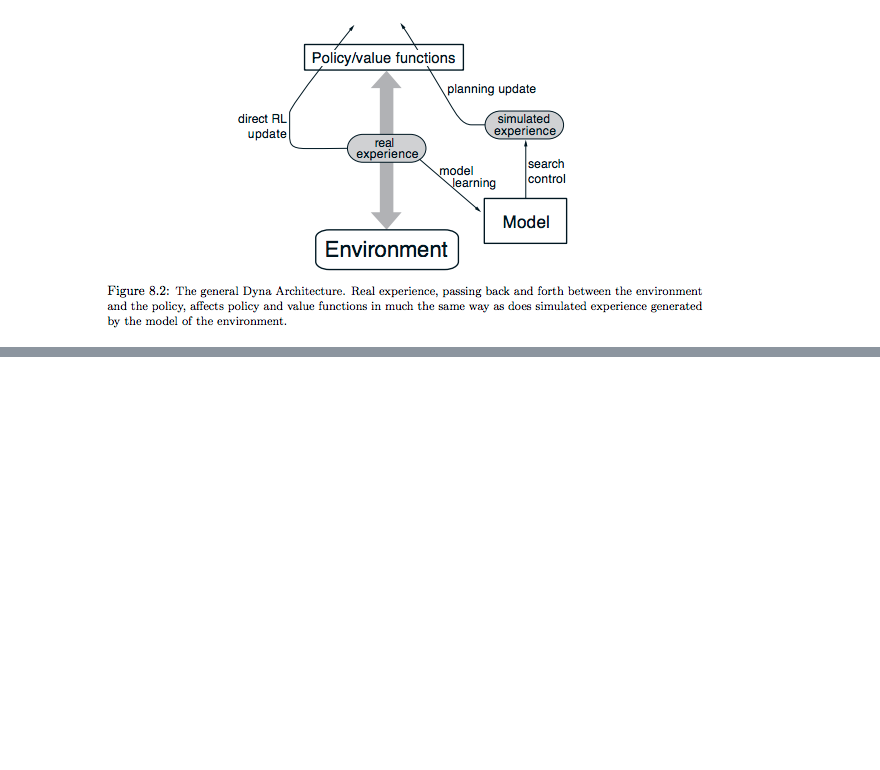
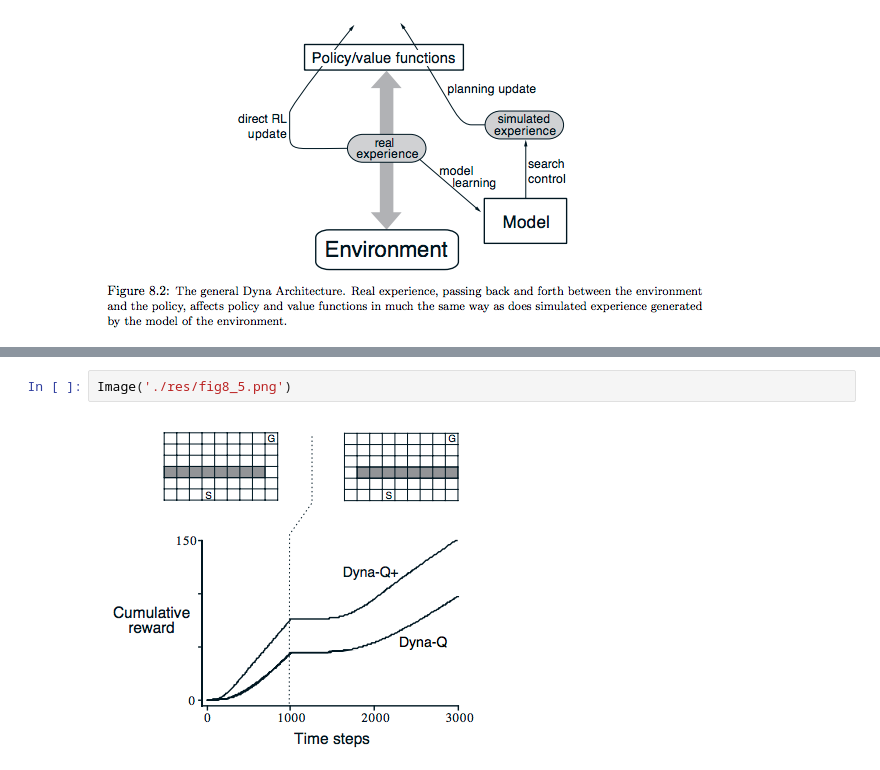
Before and after one commit to facaiy/book_notes, a Jupyter notebook: Reinforcement_Learing_An_Introduction/Planning_and_Learning_with_Tabular/note.ipynb, the cells around one changed output, grey strips where cells are left out. Drawn from its saved outputs; the diff is of its cells as text; blank space fills up the shorter version.

```diff
--- a/Reinforcement_Learing_An_Introduction/Planning_and_Learning_with_Tabular/note.ipynb
+++ b/Reinforcement_Learing_An_Introduction/Planning_and_Learning_with_Tabular/note.ipynb
@@ -50,0 +71,4 @@ Image('./res/fig8_2.png')
+# %%
+Image('./res/fig8_5.png')
+# %% [output]
+[figure, added]
```
Also changed, not shown: parts of 8 cells of this notebook, 4 other files.
